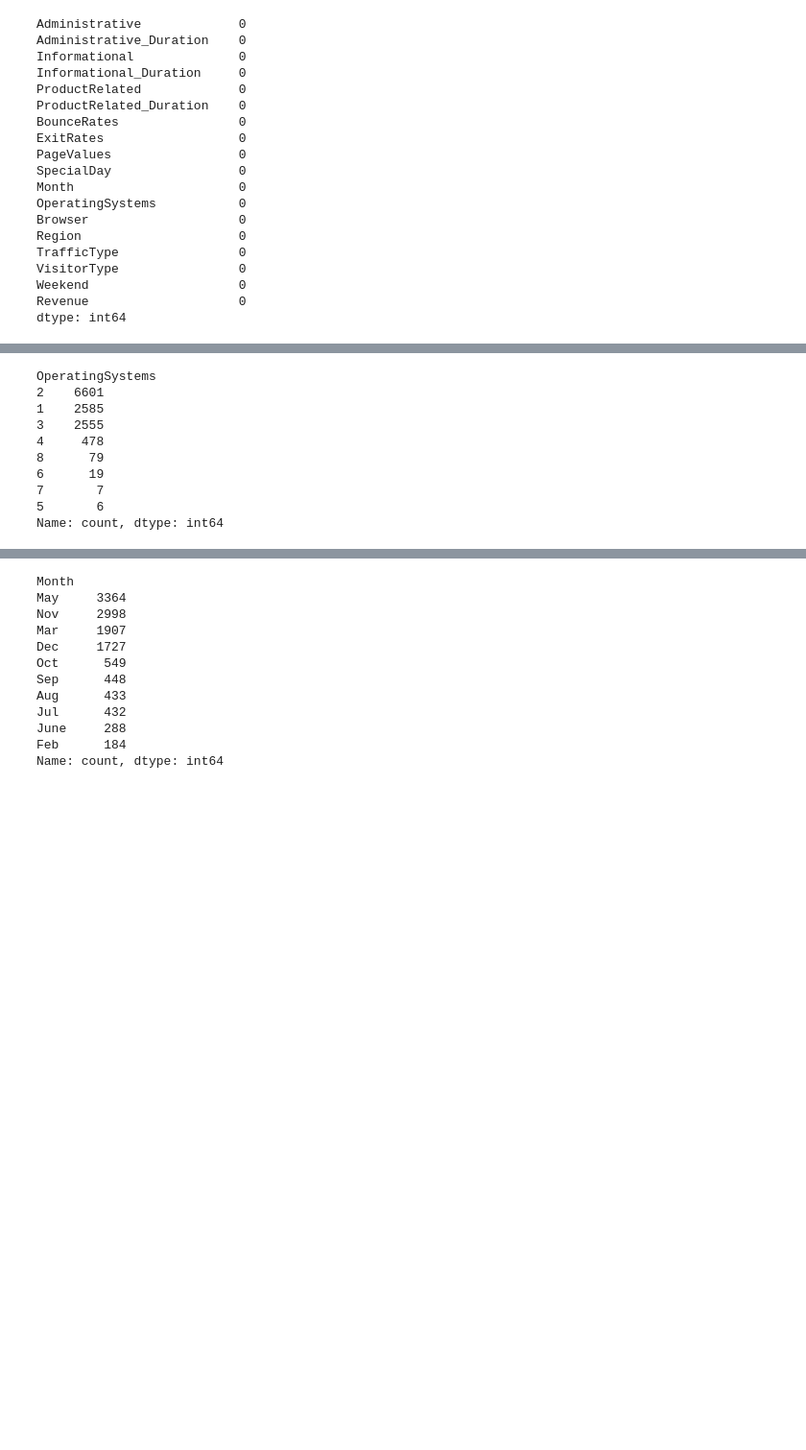
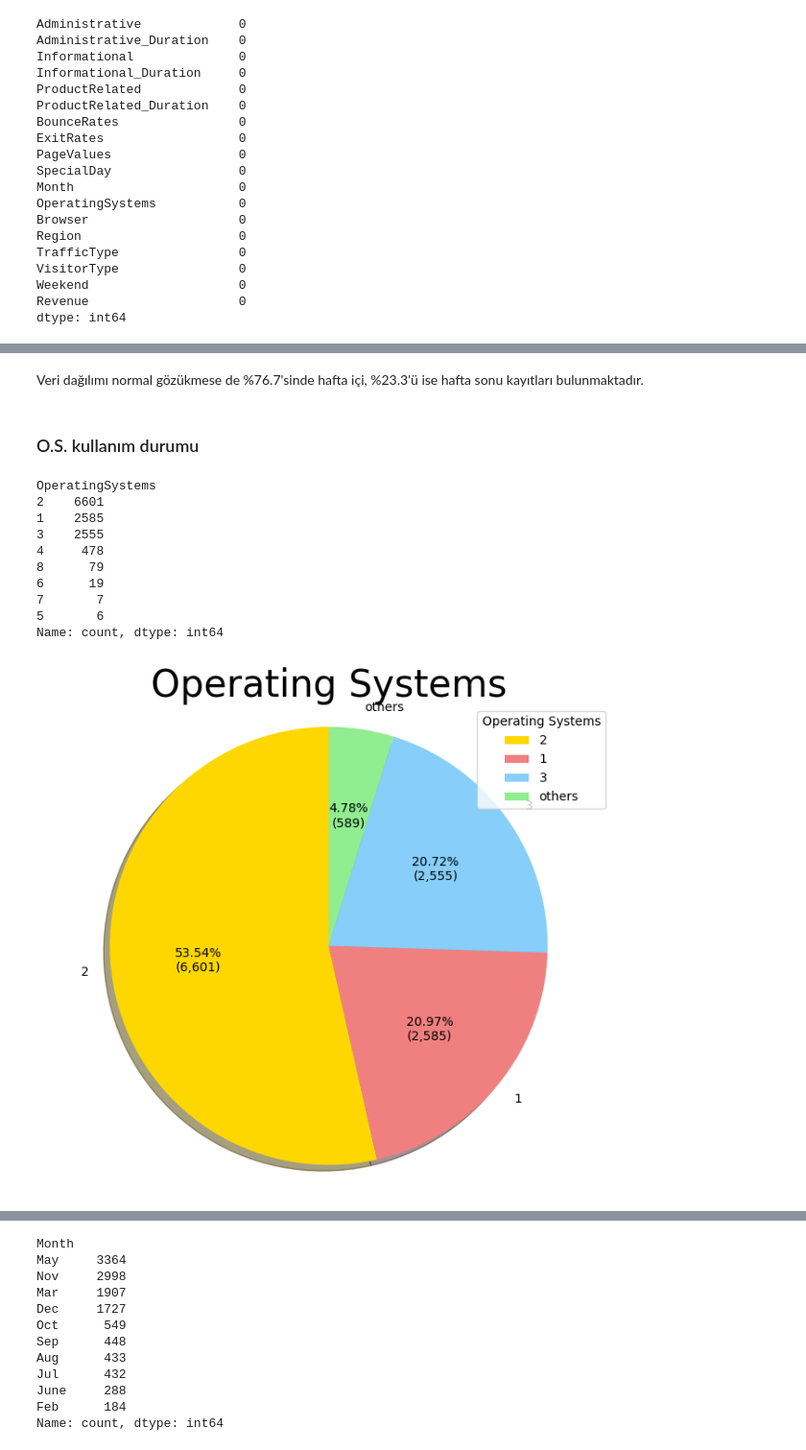
Before and after one commit to Pilestin/ogu-master-s2, a Jupyter notebook: Data Analysis and Statistics/denemeler.ipynb, the cells around one changed output, grey strips where cells are left out. Shown at 96% size. Cells and saved outputs as stored; diff of their text form; code cells hidden in the pictures; blank space fills up the shorter version.

```diff
--- a/Data Analysis and Statistics/denemeler.ipynb
+++ b/Data Analysis and Statistics/denemeler.ipynb
@@ -141,13 +183,48 @@ Passing `palette` without assigning `hue` is deprecated and will be removed in v
+# %% [markdown]
+Veri dağılımı normal gözükmese de %76.7'sinde hafta içi, %23.3'ü ise hafta sonu kayıtları bulunmaktadır.
+# %% [markdown]
+### O.S. kullanım durumu
 # %%
-data['OperatingSystems'].value_counts()
+print(data['OperatingSystems'].value_counts())
+
+plt.rcParams['figure.figsize'] = (18, 7)
+
+sizes = [6601, 2585, 2555, 589]   # değerleri "sizes" diye yazmak daha okunabilir
+colors = ['gold', 'lightcoral', 'lightskyblue', 'lightgreen']
+labels = ["2", "1", "3", "others"]
+
+plt.subplot(1, 2, 2)
+
+# autopct içinde lambda ile formatlamak daha doğru
+def make_autopct(values):
+    def my_autopct(pct):
+        total = sum(values)
+        val = int(round(pct*total/100.0))
+        return f'{pct:.2f}%\n({val:,})'
+    return my_autopct
+
+plt.pie(
+    sizes,
+    labels=labels,
+    colors=colors,
+    shadow=True,
+    autopct=make_autopct(sizes),
+    startangle=90
+)
+
+plt.title('Operating Systems', fontsize=30)
+plt.axis('equal')  # pie chart düzgün daire olur
+plt.legend(title="Operating Systems")
+plt.show()
 # %% [output]
 OperatingSystems
 2    6601
 1    2585
 3    2555
 4     478
 8      79
 6      19
 7       7
 5       6
 Name: count, dtype: int64
+[figure, added]
```
Also changed, not shown: parts of 164 cells of this notebook.
